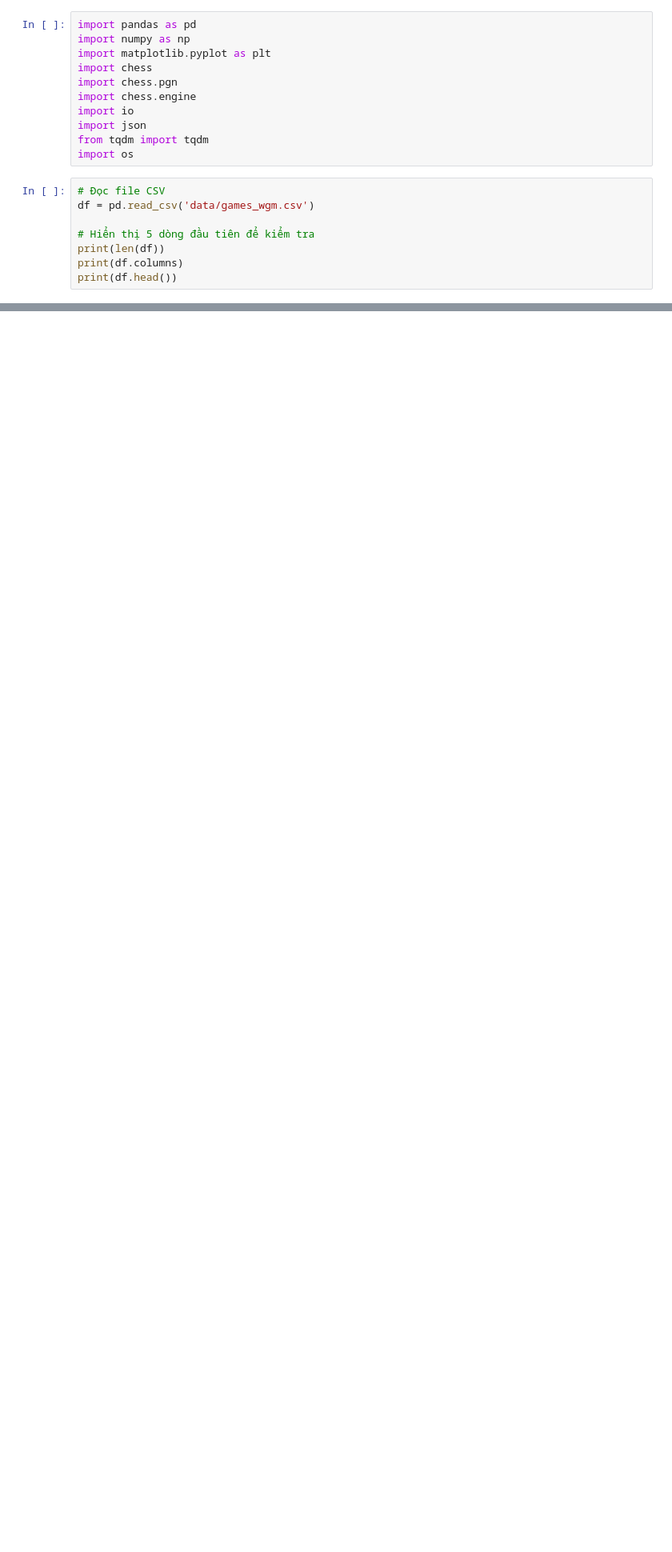
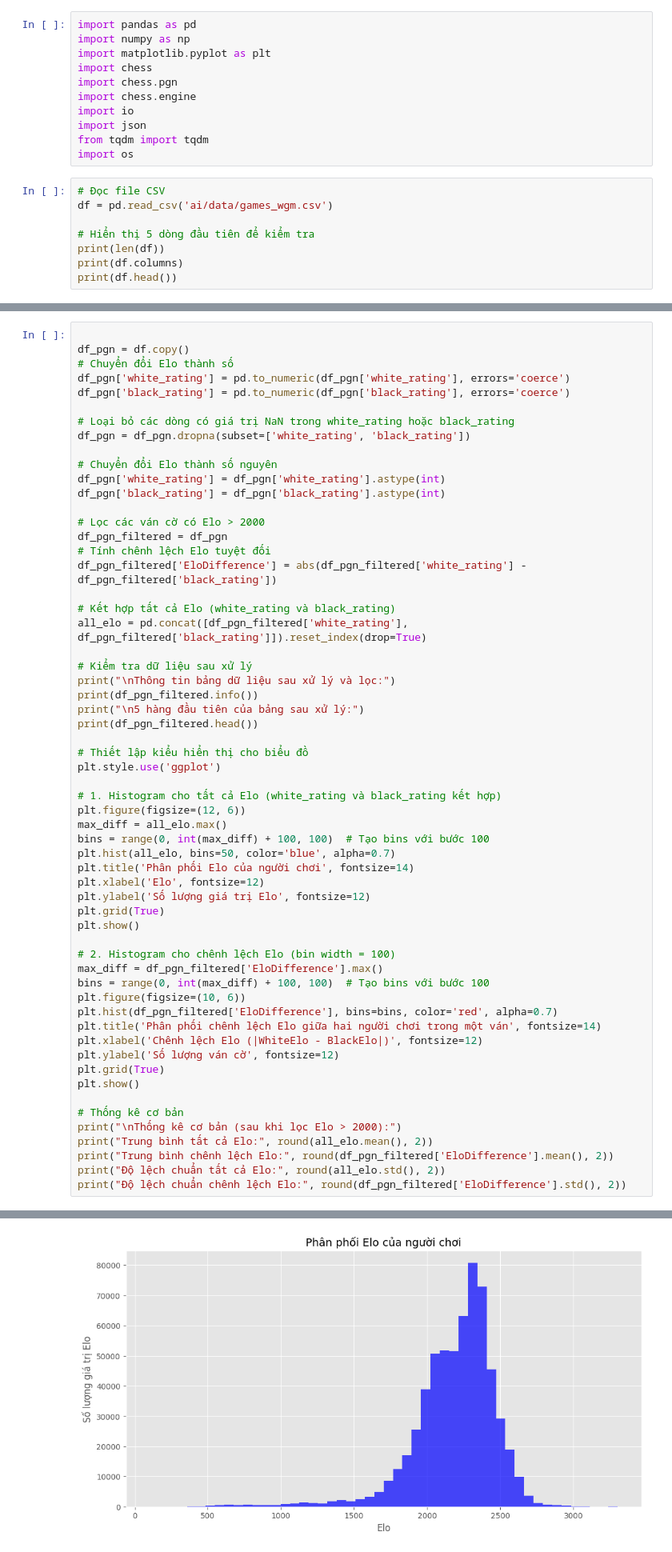
Before and after one commit to TNoLisme/ChessAI, a Jupyter notebook: chess/src/trainAI.ipynb, the cells around one changed output, grey strips where cells are left out. Shown at 80% size. Saved outputs shown, nothing was run; the diff lists cells and outputs as text; blank space fills up the shorter version.

```diff
--- a/chess/src/trainAI.ipynb
+++ b/chess/src/trainAI.ipynb
@@ -11,7 +11,7 @@ from tqdm import tqdm
 import os
 # %%
 # Đọc file CSV
-df = pd.read_csv('data/games_wgm.csv')
+df = pd.read_csv('ai/data/games_wgm.csv')
 
 # Hiển thị 5 dòng đầu tiên để kiểm tra
 print(len(df))
@@ -21,0 +54,60 @@ df[['pgn']]
+# %%
+
+df_pgn = df.copy()
+# Chuyển đổi Elo thành số
+df_pgn['white_rating'] = pd.to_numeric(df_pgn['white_rating'], errors='coerce')
+df_pgn['black_rating'] = pd.to_numeric(df_pgn['black_rating'], errors='coerce')
+
+# Loại bỏ các dòng có giá trị NaN trong white_rating hoặc black_rating
+df_pgn = df_pgn.dropna(subset=['white_rating', 'black_rating'])
+
+# Chuyển đổi Elo thành số nguyên
+df_pgn['white_rating'] = df_pgn['white_rating'].astype(int)
+df_pgn['black_rating'] = df_pgn['black_rating'].astype(int)
+
+# Lọc các ván cờ có Elo > 2000
+df_pgn_filtered = df_pgn
+# Tính chênh lệch Elo tuyệt đối
+df_pgn_filtered['EloDifference'] = abs(df_pgn_filtered['white_rating'] - df_pgn_filtered['black_rating'])
+
+# Kết hợp tất cả Elo (white_rating và black_rating)
+all_elo = pd.concat([df_pgn_filtered['white_rating'], df_pgn_filtered['black_rating']]).reset_index(drop=True)
+
+# Kiểm tra dữ liệu sau xử lý
+print("\nThông tin bảng dữ liệu sau xử lý và lọc:")
+print(df_pgn_filtered.info())
+print("\n5 hàng đầu tiên của bảng sau xử lý:")
+print(df_pgn_filtered.head())
+
+# Thiết lập kiểu hiển thị cho biểu đồ
+plt.style.use('ggplot')
+
+# 1. Histogram cho tất cả Elo (white_rating và black_rating kết hợp)
+plt.figure(figsize=(12, 6))
+max_diff = all_elo.max()
+bins = range(0, int(max_diff) + 100, 100)  # Tạo bins với bước 100
+plt.hist(all_elo, bins=50, color='blue', alpha=0.7)
+plt.title('Phân phối Elo của người chơi', fontsize=14)
+plt.xlabel('Elo', fontsize=12)
+plt.ylabel('Số lượng giá trị Elo', fontsize=12)
+plt.grid(True)
+plt.show()
+
+# 2. Histogram cho chênh lệch Elo (bin width = 100)
+max_diff = df_pgn_filtered['EloDifference'].max()
+bins = range(0, int(max_diff) + 100, 100)  # Tạo bins với bước 100
+plt.figure(figsize=(10, 6))
+plt.hist(df_pgn_filtered['EloDifference'], bins=bins, color='red', alpha=0.7)
+plt.title('Phân phối chênh lệch Elo giữa hai người chơi trong một ván', fontsize=14)
+plt.xlabel('Chênh lệch Elo (|WhiteElo - BlackElo|)', fontsize=12)
+plt.ylabel('Số lượng ván cờ', fontsize=12)
+plt.grid(True)
+plt.show()
+
+# Thống kê cơ bản
+print("\nThống kê cơ bản (sau khi lọc Elo > 2000):")
+print("Trung bình tất cả Elo:", round(all_elo.mean(), 2))
+print("Trung bình chênh lệch Elo:", round(df_pgn_filtered['EloDifference'].mean(), 2))
+print("Độ lệch chuẩn tất cả Elo:", round(all_elo.std(), 2))
+print("Độ lệch chuẩn chênh lệch Elo:", round(df_pgn_filtered['EloDifference'].std(), 2))
+# %% [output]
@@ -21,0 +131 @@ df[['pgn']]
+[figure, added]
```
Also changed, not shown: parts of 15 cells of this notebook, 19 other files.
